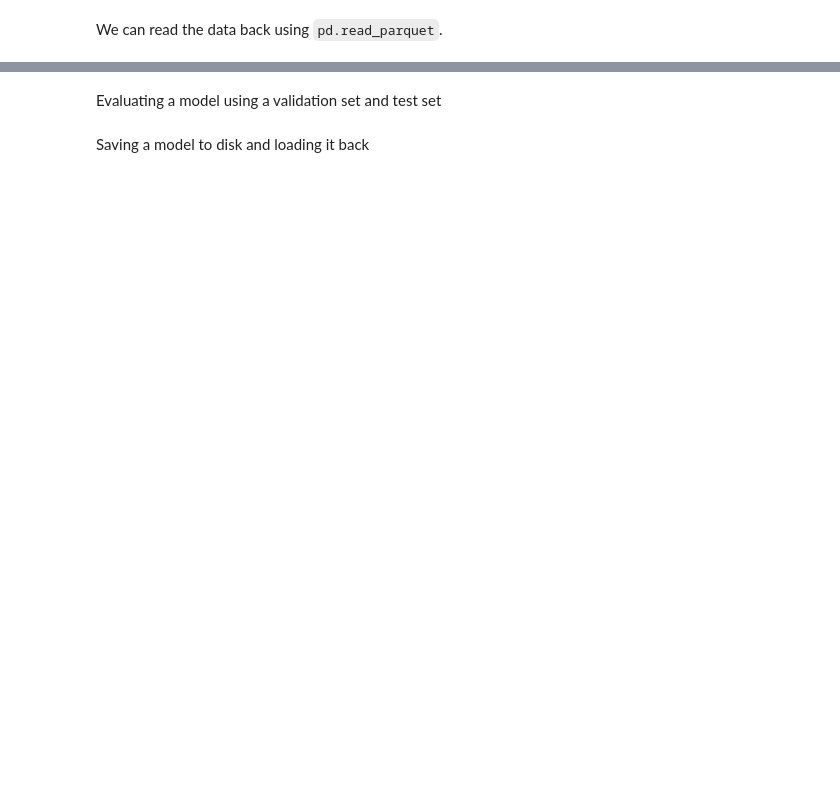
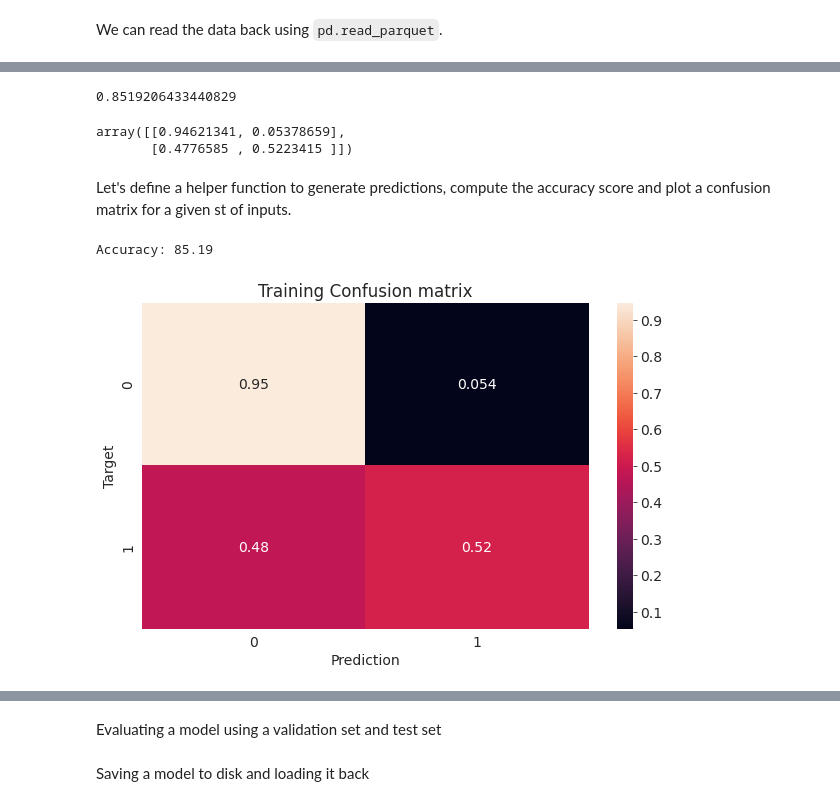
Before and after one commit to skyanalyst/Machine-Learning-Projects, a Jupyter notebook: logistic_regression.ipynb, the cells around one changed output, grey strips where cells are left out. Cells and saved outputs as stored; diff of their text form; code cells hidden in the pictures; blank space fills up the shorter version.

```diff
--- a/logistic_regression.ipynb
+++ b/logistic_regression.ipynb
@@ -538,0 +577,4 @@ Training a logistic regression model using Scikit-learn
+# %%
+model = LogisticRegression(solver='liblinear')
+# %%
+model.fit(train_inputs[numeric_cols + encoded_cols], train_targets)
@@ -538,0 +598,4 @@ Training a logistic regression model using Scikit-learn
+# %%
+X_train = train_inputs[numeric_cols + encoded_cols]
+X_val = val_inputs[numeric_cols + encoded_cols]
+X_test = test_inputs[numeric_cols + encoded_cols]
@@ -538,0 +669,4 @@ Training a logistic regression model using Scikit-learn
+# %%
+accuracy_score(train_targets, train_pre)
+# %% [output]
+0.8519206433440829
@@ -538,0 +675,27 @@ Training a logistic regression model using Scikit-learn
+# %%
+confusion_matrix(train_targets, train_pre, normalize='true')
+# %% [output]
+array([[0.94621341, 0.05378659],
+       [0.4776585 , 0.5223415 ]])
+# %% [markdown]
+Let's define a helper function to generate predictions, compute the accuracy score and plot a confusion matrix for a given st of inputs.
+# %%
+def predict_and_plot(inputs, targets, name=''):
+  preds = model.predict(inputs)
+
+  accuracy = accuracy_score(targets, preds)
+  print("Accuracy: {:.2f}".format(accuracy * 100))
+
+  cf = confusion_matrix(targets, preds, normalize='true')
+  plt.figure()
+  sns.heatmap(cf, annot=True)
+  plt.xlabel('Prediction')
+  plt.ylabel('Target')
+  plt.title('{} Confusion matrix'.format(name));
+
+  return preds
+# %%
+train_preds = predict_and_plot(X_train, train_targets, 'Training')
+# %% [output]
+Accuracy: 85.19
+[figure, added]
```
Also changed, not shown: parts of 47 cells of this notebook.
